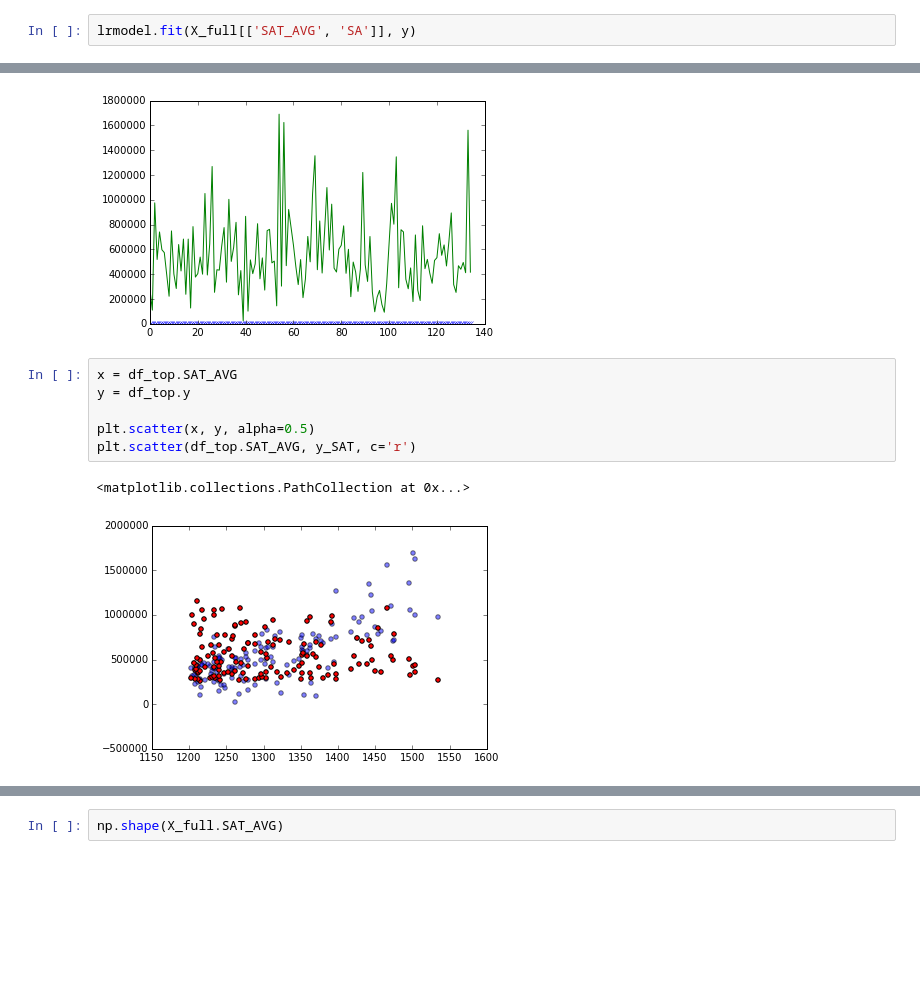
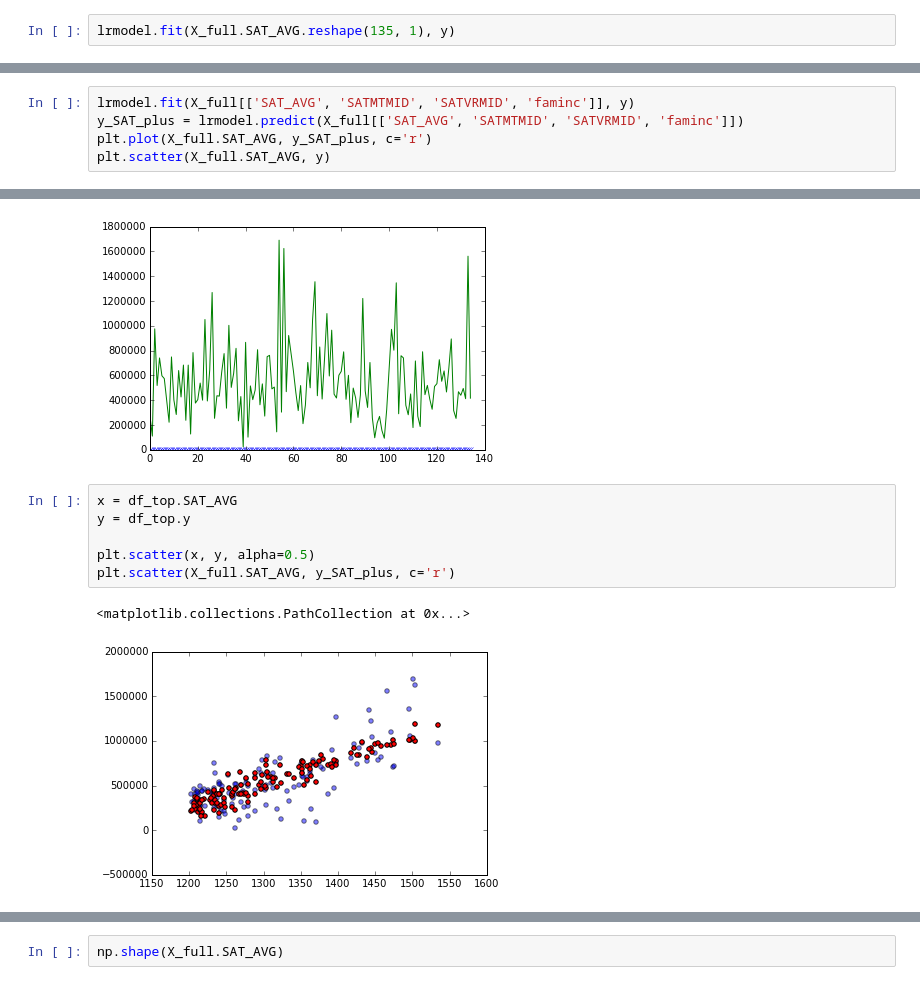
Before and after one commit to marekduda13/Capstone, a Jupyter notebook: Second Workbook.ipynb, the cells around one changed output, grey strips where cells are left out. Cells and saved outputs as stored; diff of their text form; blank space fills up the shorter version.

```diff
--- a/Second Workbook.ipynb
+++ b/Second Workbook.ipynb
@@ -910,6 +910,6 @@ model.predict(X_full.SAT_AVG)
 # %% [output]
 ValueError: shapes (135,1) and (135,) not aligned: 1 (dim 1) != 135 (dim 0)
 # %%
-lrmodel.fit(X_full[['SAT_AVG', 'SA']], y)
+lrmodel.fit(X_full.SAT_AVG.reshape(135, 1), y)
 # %% [output]
 LinearRegression(copy_X=True, fit_intercept=True, n_jobs=1, normalize=True)
@@ -915,0 +923,5 @@ LinearRegression(copy_X=True, fit_intercept=True, n_jobs=1, normalize=True)
+# %%
+lrmodel.fit(X_full[['SAT_AVG', 'SATMTMID', 'SATVRMID', 'faminc']], y)
+y_SAT_plus = lrmodel.predict(X_full[['SAT_AVG', 'SATMTMID', 'SATVRMID', 'faminc']])
+plt.plot(X_full.SAT_AVG, y_SAT_plus, c='r')
+plt.scatter(X_full.SAT_AVG, y)
@@ -940,9 +962,9 @@ plt.plot(df_top.y)
 # %%
 x = df_top.SAT_AVG
 y = df_top.y
 
 plt.scatter(x, y, alpha=0.5)
-plt.scatter(df_top.SAT_AVG, y_SAT, c='r')
+plt.scatter(X_full.SAT_AVG, y_SAT_plus, c='r')
 # %% [output]
 <matplotlib.collections.PathCollection at 0x...>
-[figure, old version]
+[figure, new version]
```
Also changed, not shown: parts of 11 cells of this notebook.
